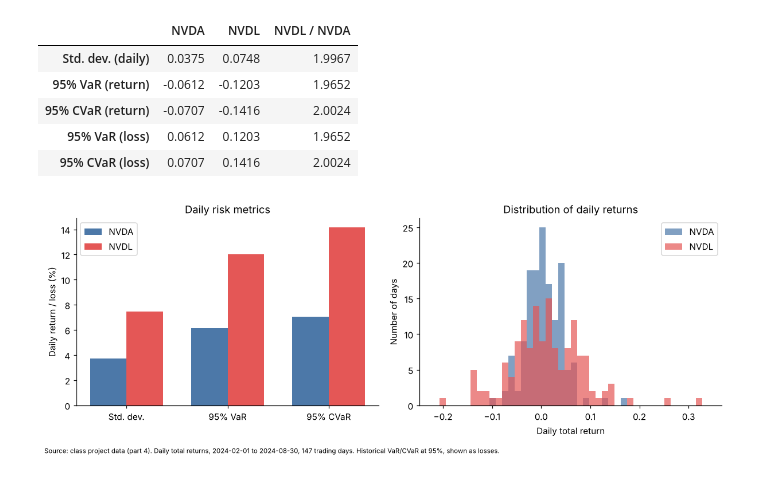
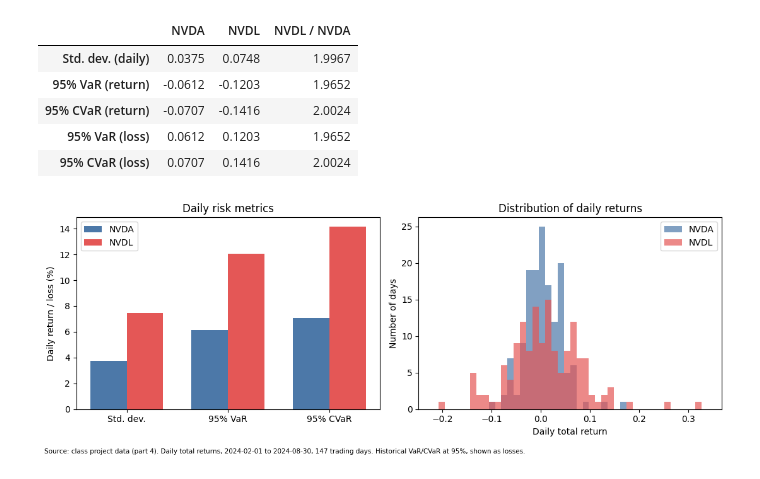
Before and after one commit to WeekeyZhou/fe5108-final, a Jupyter notebook: part4/python_source/4A_risk_metrics.ipynb, the cells around one changed output. Saved outputs shown, nothing was run; the diff lists cells and outputs as text; code cells hidden in the pictures.

Commit message:
Complete Part 4 analysis, figures, tables, and reports

```diff
--- a/part4/python_source/4A_risk_metrics.ipynb
+++ b/part4/python_source/4A_risk_metrics.ipynb
@@ -13,36 +13,15 @@ import pandas as pd
 import matplotlib.pyplot as plt
 
 pd.options.display.float_format = "{:,.4f}".format
-plt.rcParams.update({"figure.dpi": 110, "axes.spines.top": False, "axes.spines.right": False})
 
-def find_root():
-    """Walk up from the notebook folder until a folder containing data/raw is found."""
-    for base in [Path.cwd(), *Path.cwd().parents]:
-        if (base / "data" / "raw").is_dir():
-            return base
-    return Path.cwd()
+DATA = next(Path("../../data/raw").glob("*part 4*.xlsx"))
+FIG = Path("../../output/figures"); FIG.mkdir(parents=True, exist_ok=True)
+TAB = Path("../../output/tables"); TAB.mkdir(parents=True, exist_ok=True)
 
-def find_data(root):
-    for folder in [root / "data" / "raw", root]:
-        for p in folder.glob("*.xlsx"):
-            n = p.name.lower()
-            if "part" in n and "4" in n and "innov" in n:
-                return p
-    ws = Path("/mnt/user-data/uploads/class_project_data_part_4_-_product_innovation.xlsx")
-    if ws.exists():
-        return ws
-    raise FileNotFoundError("Part 4 data file not found under data/raw")
-
-ROOT = find_root()
-OUT = ROOT / "output" / "part4"
-OUT.mkdir(parents=True, exist_ok=True)
-
-# Raw sheet: 5 header rows, then newest-first daily total returns in decimals (0.01 = 1%).
-raw = pd.read_excel(find_data(ROOT), header=None, skiprows=5, names=["date", "NVDA", "NVDL"])
+raw = pd.read_excel(DATA, header=None, skiprows=5, names=["date", "NVDA", "NVDL"])
 raw["date"] = pd.to_datetime(raw["date"])
-df = raw.sort_values("date").set_index("date")     # ascending order is required before compounding
-assert df.isna().sum().sum() == 0
-print(f"{len(df)} trading days, {df.index.min().date()} to {df.index.max().date()}")
+df = raw.sort_values("date").set_index("date")
+print(len(df), "trading days,", df.index.min().date(), "to", df.index.max().date())
 # %% [output]
 147 trading days, 2024-02-01 to 2024-08-30
 # %%
@@ -71,21 +50,21 @@ tbl
 # %%
 fig, ax = plt.subplots(1, 2, figsize=(11, 4))
 
 metrics = ["Std. dev. (daily)", "95% VaR (loss)", "95% CVaR (loss)"]
 x = np.arange(len(metrics)); w = 0.36
 ax[0].bar(x - w/2, tbl.loc[metrics, "NVDA"] * 100, w, label="NVDA", color="#4C78A8")
 ax[0].bar(x + w/2, tbl.loc[metrics, "NVDL"] * 100, w, label="NVDL", color="#E45756")
 ax[0].set_xticks(x); ax[0].set_xticklabels(["Std. dev.", "95% VaR", "95% CVaR"])
 ax[0].set_ylabel("Daily return / loss (%)"); ax[0].set_title("Daily risk metrics"); ax[0].legend()
 
 bins = np.linspace(-0.22, 0.34, 45)
 ax[1].hist(df["NVDA"], bins=bins, alpha=0.7, label="NVDA", color="#4C78A8")
 ax[1].hist(df["NVDL"], bins=bins, alpha=0.7, label="NVDL", color="#E45756")
 ax[1].set_xlabel("Daily total return"); ax[1].set_ylabel("Number of days")
 ax[1].set_title("Distribution of daily returns"); ax[1].legend()
 
 fig.text(0.01, -0.03, "Source: class project data (part 4). Daily total returns, 2024-02-01 to 2024-08-30, 147 trading days. "
          "Historical VaR/CVaR at 95%, shown as losses.", fontsize=7.5, ha="left")
-plt.tight_layout(); fig.savefig(OUT / "4A_risk_metrics.png", bbox_inches="tight"); plt.show()
+plt.tight_layout(); fig.savefig(FIG / "4A_risk_metrics.png", bbox_inches="tight"); plt.show()
 # %% [output]
-[figure, old version]
+[figure, new version]
```
Also changed, not shown: parts of 2 cells of this notebook, 17 other files.
